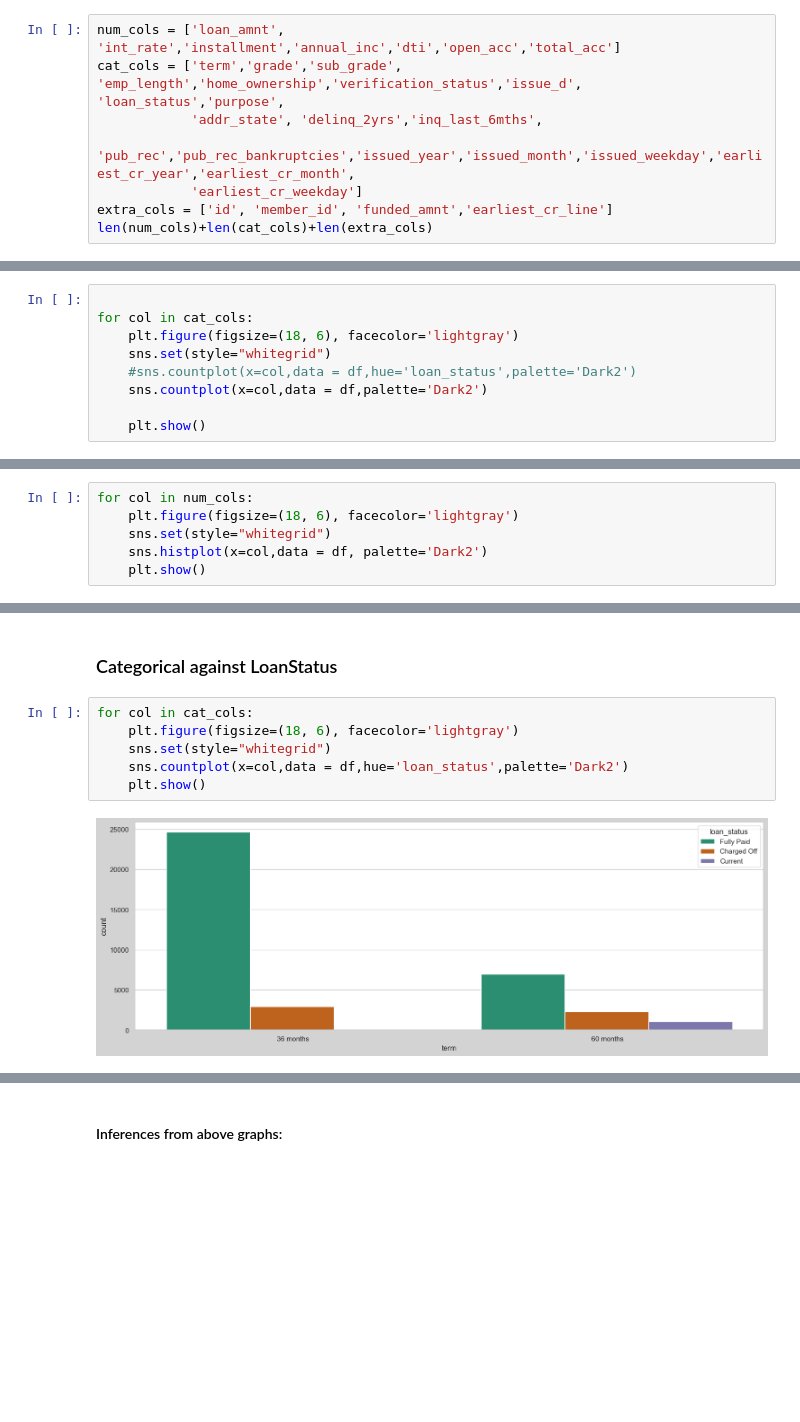
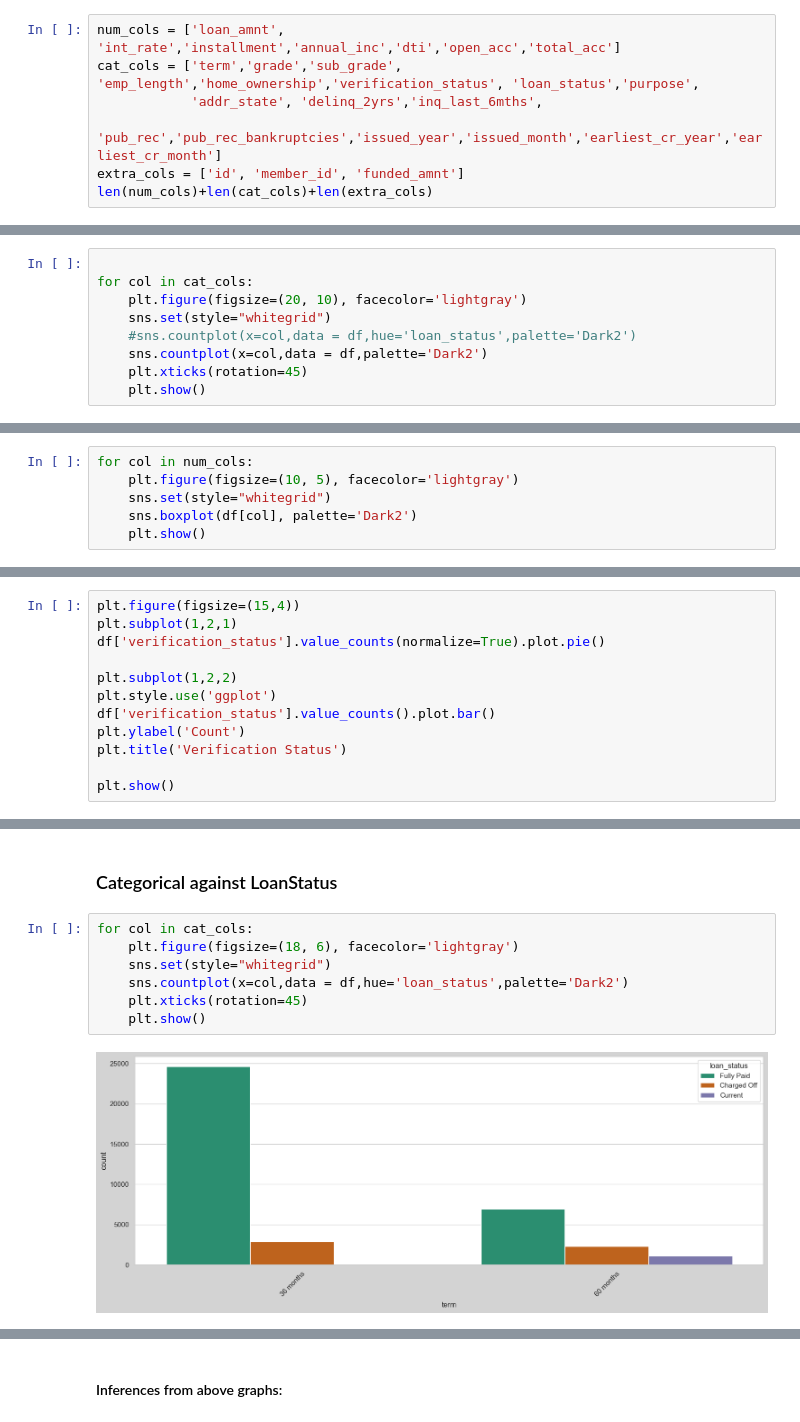
Before and after one commit to ruchikaagarwal6787/lending-club-case-study, a Jupyter notebook: Lending_Club_Analysis.ipynb, the cells around one changed output, grey strips where cells are left out. Cells and saved outputs as stored; diff of their text form; blank space fills up the shorter version.

```diff
--- a/Lending_Club_Analysis.ipynb
+++ b/Lending_Club_Analysis.ipynb
@@ -526,10 +525,9 @@ earliest_cr_weekday     0
 dtype: int64
 # %%
 num_cols = ['loan_amnt', 'int_rate','installment','annual_inc','dti','open_acc','total_acc']
-cat_cols = ['term','grade','sub_grade', 'emp_length','home_ownership','verification_status','issue_d', 'loan_status','purpose',
+cat_cols = ['term','grade','sub_grade', 'emp_length','home_ownership','verification_status', 'loan_status','purpose',
             'addr_state', 'delinq_2yrs','inq_last_6mths',
-            'pub_rec','pub_rec_bankruptcies','issued_year','issued_month','issued_weekday','earliest_cr_year','earliest_cr_month',
-            'earliest_cr_weekday']
-extra_cols = ['id', 'member_id', 'funded_amnt','earliest_cr_line']
+            'pub_rec','pub_rec_bankruptcies','issued_year','issued_month','earliest_cr_year','earliest_cr_month']
+extra_cols = ['id', 'member_id', 'funded_amnt']
 len(num_cols)+len(cat_cols)+len(extra_cols)
 # %% [output]
@@ -552,10 +543,10 @@ df_defaulters.shape
 # %%
 
 for col in cat_cols:
-    plt.figure(figsize=(18, 6), facecolor='lightgray')
+    plt.figure(figsize=(20, 10), facecolor='lightgray')
     sns.set(style="whitegrid")
     #sns.countplot(x=col,data = df,hue='loan_status',palette='Dark2')
     sns.countplot(x=col,data = df,palette='Dark2')
-
+    plt.xticks(rotation=45)
     plt.show()
 # %% [output]
@@ -593,8 +587,8 @@ for col in cat_cols:
 #### Numerical
 # %%
 for col in num_cols:
-    plt.figure(figsize=(18, 6), facecolor='lightgray')
+    plt.figure(figsize=(10, 5), facecolor='lightgray')
     sns.set(style="whitegrid")
-    sns.histplot(x=col,data = df, palette='Dark2')
+    sns.boxplot(df[col], palette='Dark2')
     plt.show()
 # %% [output]
@@ -656,0 +723,12 @@ plt.show()
+# %%
+plt.figure(figsize=(15,4))
+plt.subplot(1,2,1)
+df['verification_status'].value_counts(normalize=True).plot.pie()
+
+plt.subplot(1,2,2)
+plt.style.use('ggplot')
+df['verification_status'].value_counts().plot.bar()
+plt.ylabel('Count')
+plt.title('Verification Status')
+
+plt.show()
@@ -661,9 +751,10 @@ plt.show()
 # %%
 for col in cat_cols:
     plt.figure(figsize=(18, 6), facecolor='lightgray')
     sns.set(style="whitegrid")
     sns.countplot(x=col,data = df,hue='loan_status',palette='Dark2')
+    plt.xticks(rotation=45)
     plt.show()
 # %% [output]
-[figure, old version]
+[figure, new version]
 [figure]
```
Also changed, not shown: parts of 45 cells of this notebook.
